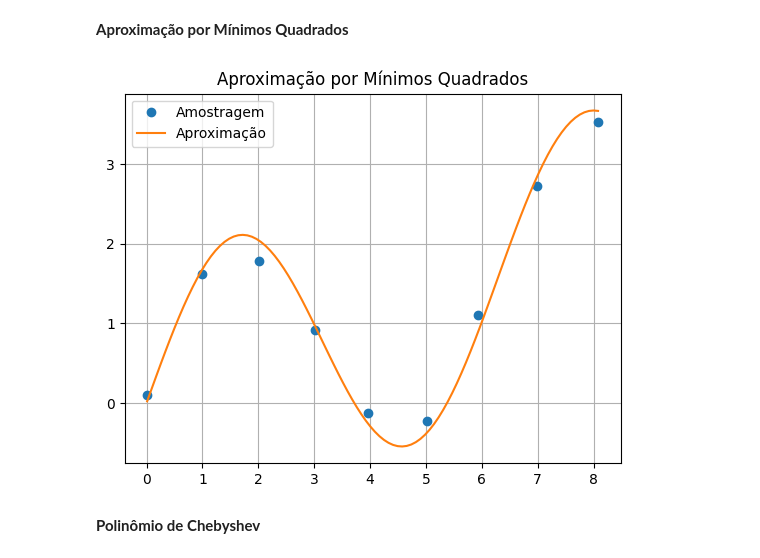
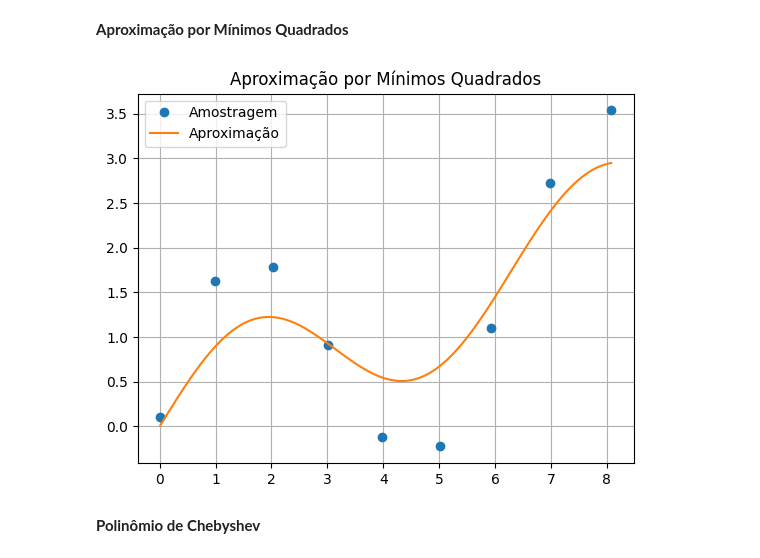
Before and after one commit to JonathanWNogueira/burden_numerical_analysis, a Jupyter notebook: 08.ipynb, the cells around one changed output. Drawn from its saved outputs; the diff is of its cells as text; code cells hidden in the pictures.

```diff
--- a/08.ipynb
+++ b/08.ipynb
@@ -14,35 +14,35 @@ X2 = np.linspace(min(X), max(X) , 100)
 def least_squares(X, Y, f):
     n = range(len(f))
 
     A = np.zeros((max(n)+1, max(n)+1))
     b = np.zeros(max(n)+1)
 
     for i,j in ((i,j) for i in n for j in n):
         A[i, j] = np.sum(f[i](X) * f[j](X))
         b[i] = np.sum(f[i](X) * Y)
 
-    A[0,0] = len(A)*len(A)
+    A[0,0] = len(X)
 
     a = np.linalg.solve(A, b)
 
     g = lambda x: sum(a[i] * f[i](x) for i in n)
 
     return a, g
 
 f = [lambda x: np.sin(x), lambda x: x]
 
 a, g = least_squares(X, Y, f)
 
 Y2 = g(X2)
 
 plt.plot(X, Y, 'o', label = 'Amostragem')
 plt.plot(X2, Y2, '-', label = 'Aproximação')
 plt.title('Aproximação por Mínimos Quadrados')
 plt.legend()
 plt.grid()
 plt.show()
 # %% [output]
-[figure, old version]
+[figure, new version]
 # %% [markdown]
 **Polinômio de Chebyshev**
 # %%
```
